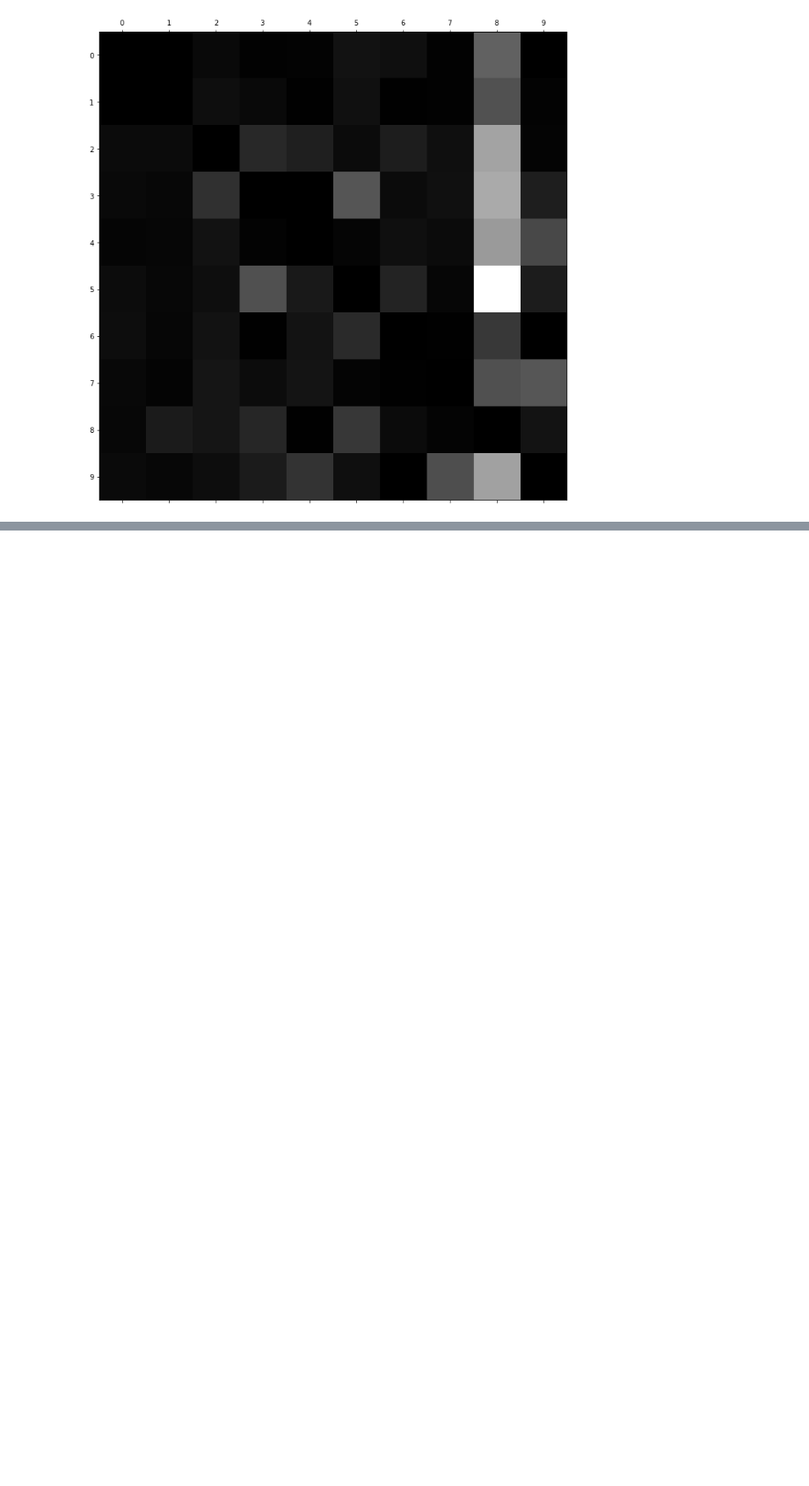
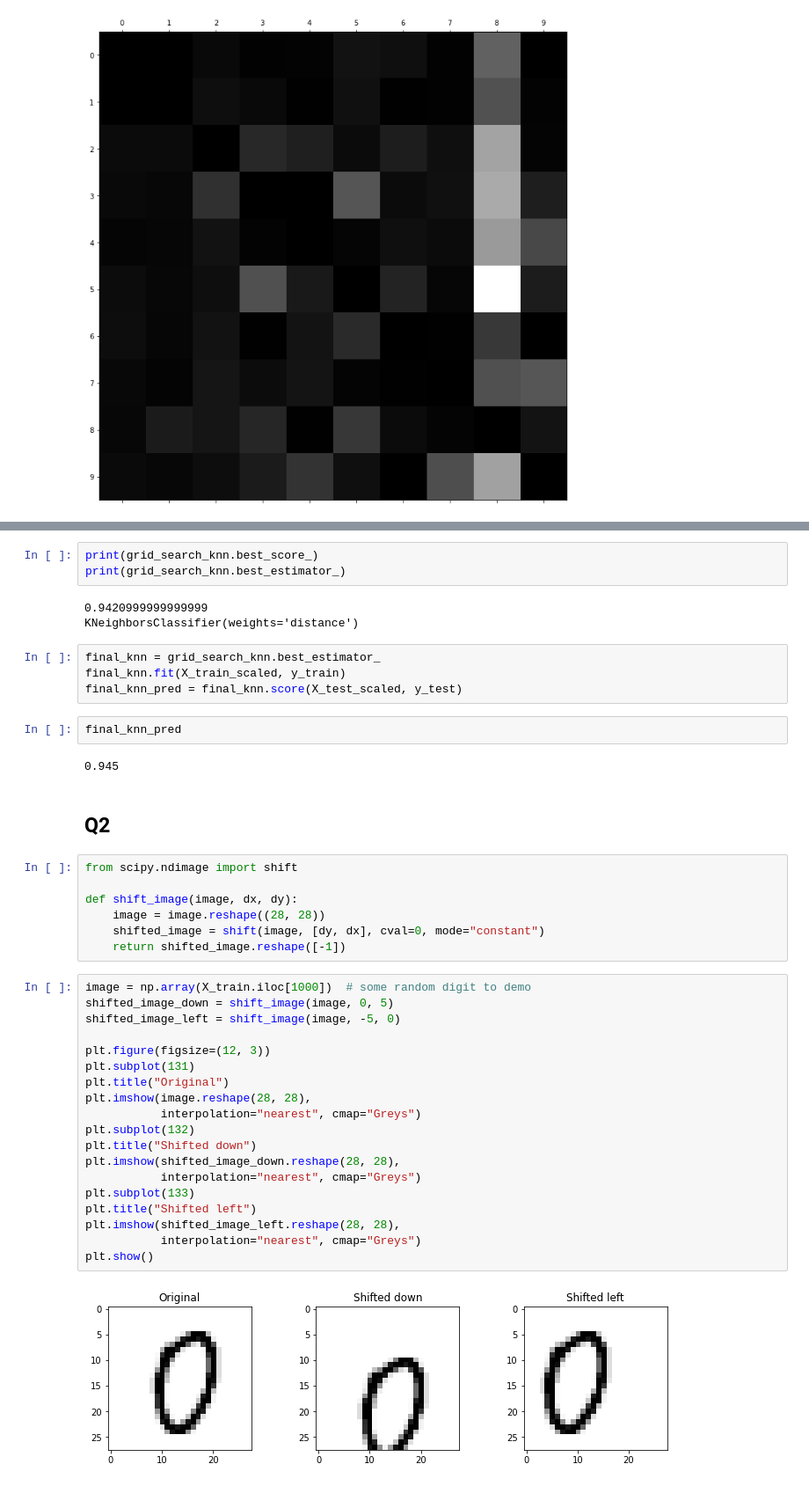
Before and after one commit to kdesh96/Hands-on-ML2, a Jupyter notebook: Ch3 Classification.ipynb, the cells around one changed output, grey strips where cells are left out. Shown at 88% size. Saved outputs shown, nothing was run; the diff lists cells and outputs as text; blank space fills up the shorter version.

```diff
--- a/Ch3 Classification.ipynb
+++ b/Ch3 Classification.ipynb
@@ -298,0 +362,44 @@ plt.show()
+# %%
+print(grid_search_knn.best_score_)
+print(grid_search_knn.best_estimator_)
+# %% [output]
+0.9420999999999999
+KNeighborsClassifier(weights='distance')
+# %%
+final_knn = grid_search_knn.best_estimator_
+final_knn.fit(X_train_scaled, y_train)
+final_knn_pred = final_knn.score(X_test_scaled, y_test)
+# %%
+final_knn_pred
+# %% [output]
+0.945
+# %% [markdown]
+## Q2
+# %%
+from scipy.ndimage import shift
+
+def shift_image(image, dx, dy):
+    image = image.reshape((28, 28))
+    shifted_image = shift(image, [dy, dx], cval=0, mode="constant")
+    return shifted_image.reshape([-1])
+# %%
+image = np.array(X_train.iloc[1000])  # some random digit to demo
+shifted_image_down = shift_image(image, 0, 5)
+shifted_image_left = shift_image(image, -5, 0)
+
+plt.figure(figsize=(12, 3))
+plt.subplot(131)
+plt.title("Original")
+plt.imshow(image.reshape(28, 28),
+           interpolation="nearest", cmap="Greys")
+plt.subplot(132)
+plt.title("Shifted down")
+plt.imshow(shifted_image_down.reshape(28, 28),
+           interpolation="nearest", cmap="Greys")
+plt.subplot(133)
+plt.title("Shifted left")
+plt.imshow(shifted_image_left.reshape(28, 28),
+           interpolation="nearest", cmap="Greys")
+plt.show()
+# %% [output]
+[figure, added]
```
Also changed, not shown: parts of 18 cells of this notebook.
